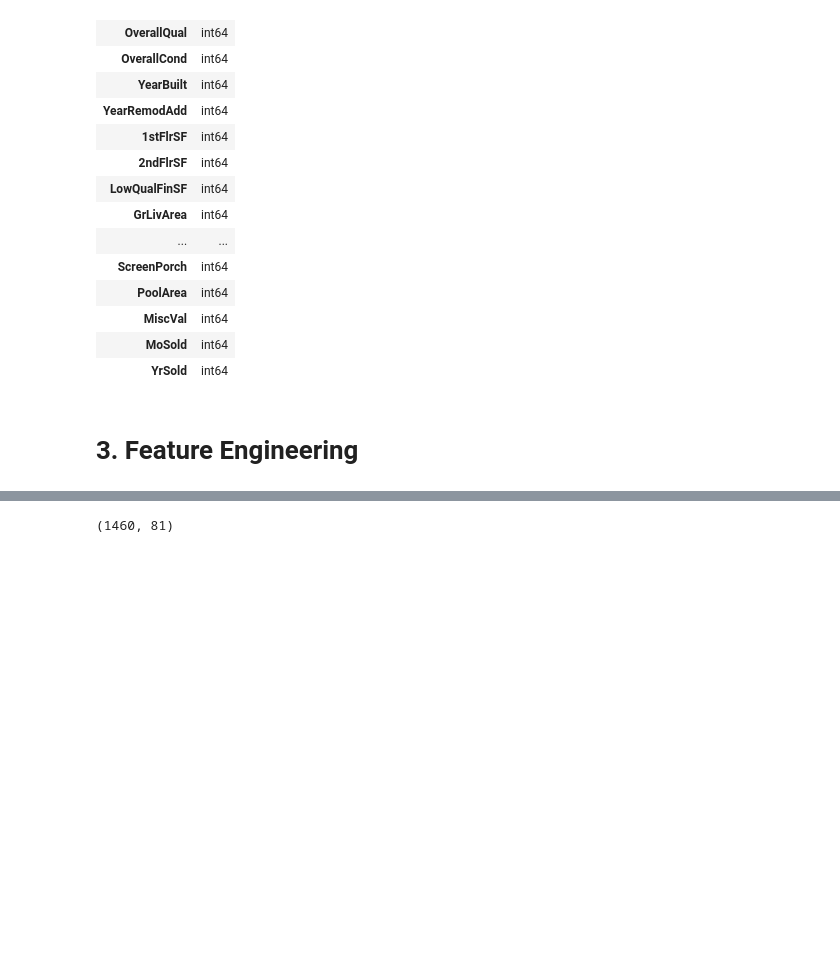
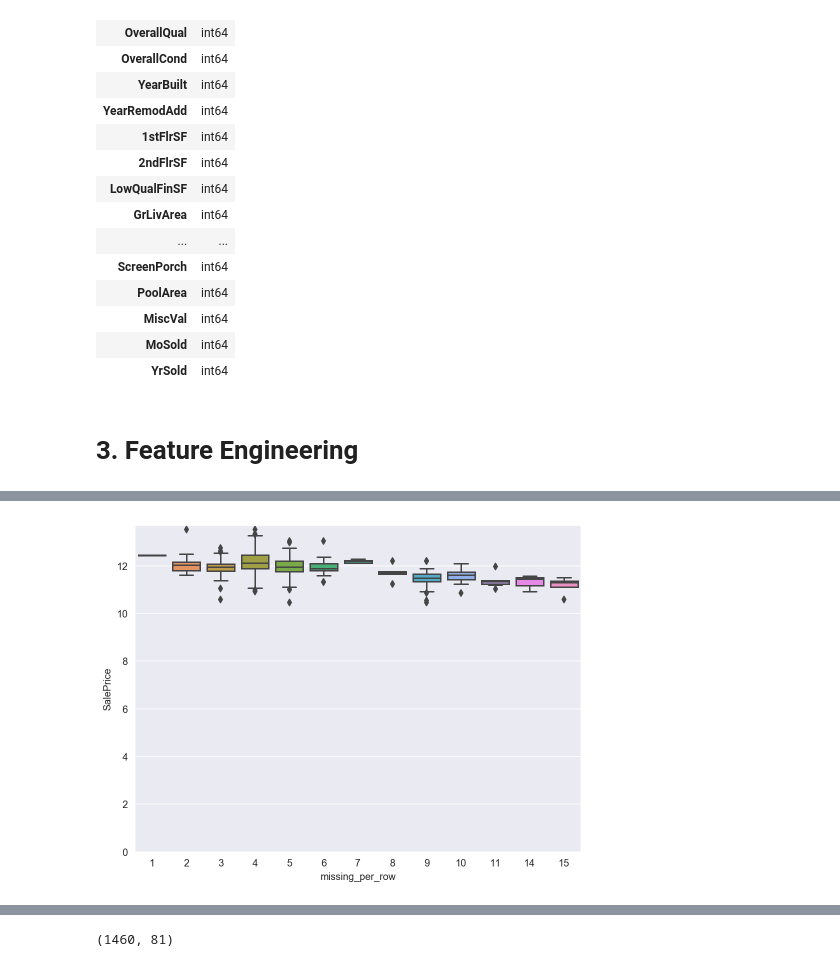
Before and after one commit to PengInGitHub/catboost, a Jupyter notebook: Regression.ipynb, the cells around one changed output, grey strips where cells are left out. Cells and saved outputs as stored; diff of their text form; code cells hidden in the pictures; blank space fills up the shorter version.

```diff
--- a/Regression.ipynb
+++ b/Regression.ipynb
@@ -218,0 +256,3 @@ normal_distribution_plot('SalePrice')
+# %%
+train['missing_per_row'] = train.isnull().sum(axis=1)
+train['missing_per_row'].value_counts()
@@ -218,0 +274,11 @@ normal_distribution_plot('SalePrice')
+# %%
+# plot cate and target
+def plot_box(x, y, df=train, figsize=(8,6)):
+    data = pd.concat([df[x], df[y]], axis=1)
+    f, ax = plt.subplots(figsize=figsize)
+    fig = sns.boxplot(x=x, y=y, data=data)
+    fig.axis(ymin=0)
+# %%
+plot_box('missing_per_row', 'SalePrice')
+# %% [output]
+[figure, added]
```
Also changed, not shown: parts of 39 cells of this notebook.
